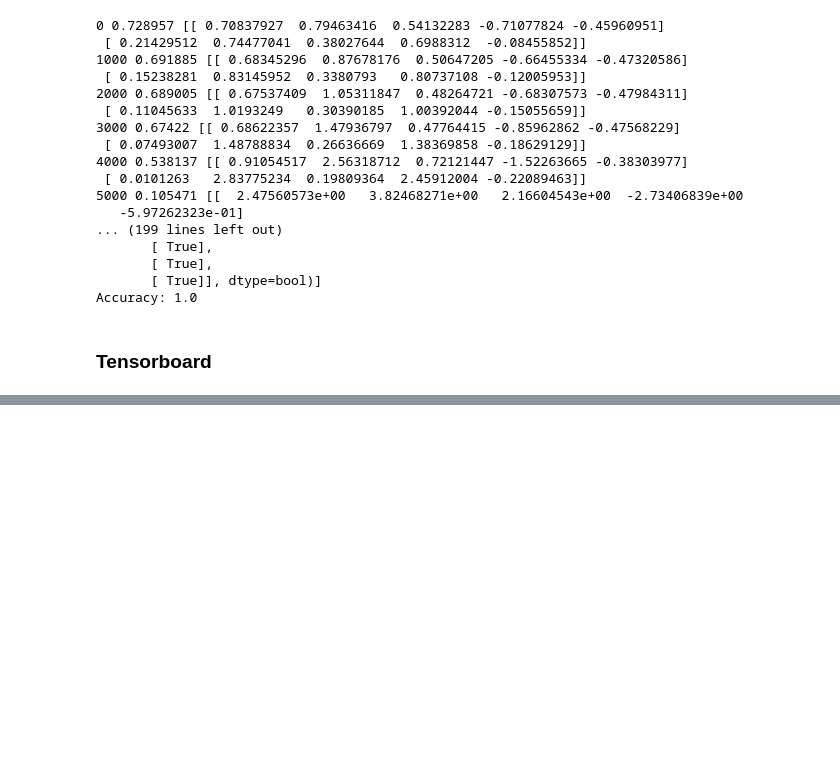
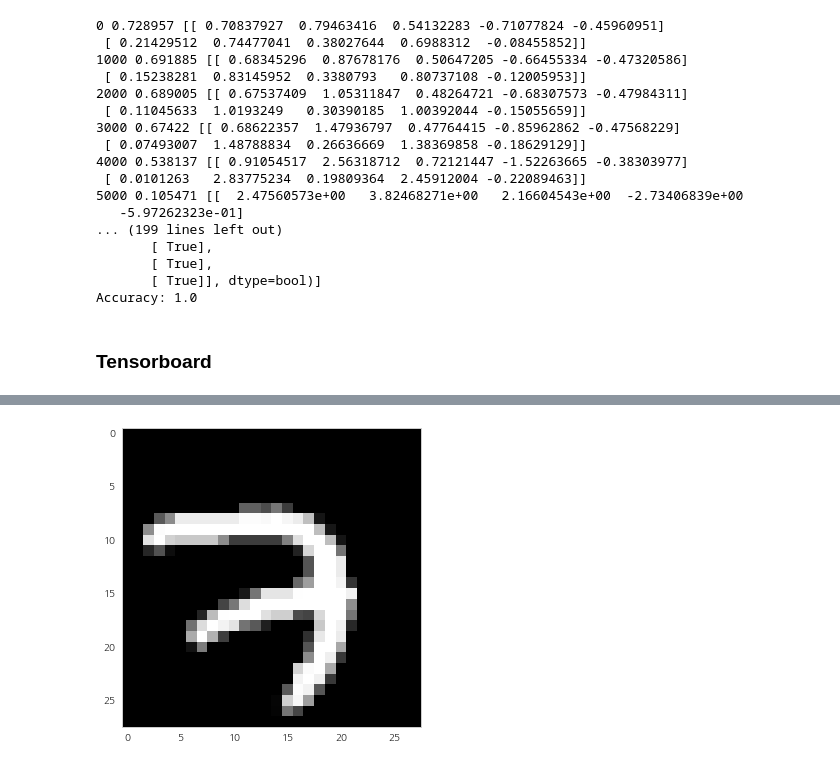
Before and after one commit to baejunyang/datascienceschool, a Jupyter notebook: studying/Tensorflow/모두를 위한 딥러닝.ipynb, the cells around one changed output, grey strips where cells are left out. Saved outputs shown, nothing was run; the diff lists cells and outputs as text; code cells hidden in the pictures; blank space fills up the shorter version.

```diff
--- a/studying/Tensorflow/모두를 위한 딥러닝.ipynb
+++ b/studying/Tensorflow/모두를 위한 딥러닝.ipynb
@@ -681,0 +749,6 @@ Accuracy:  0.9134
+# %%
+img=mnist.train.images[0].reshape(28,28)
+plt.imshow(img,cmap='gray')
+plt.grid(False)
+# %% [output]
+[figure, added]
```
Also changed, not shown: parts of 17 cells of this notebook, 1 other file.
